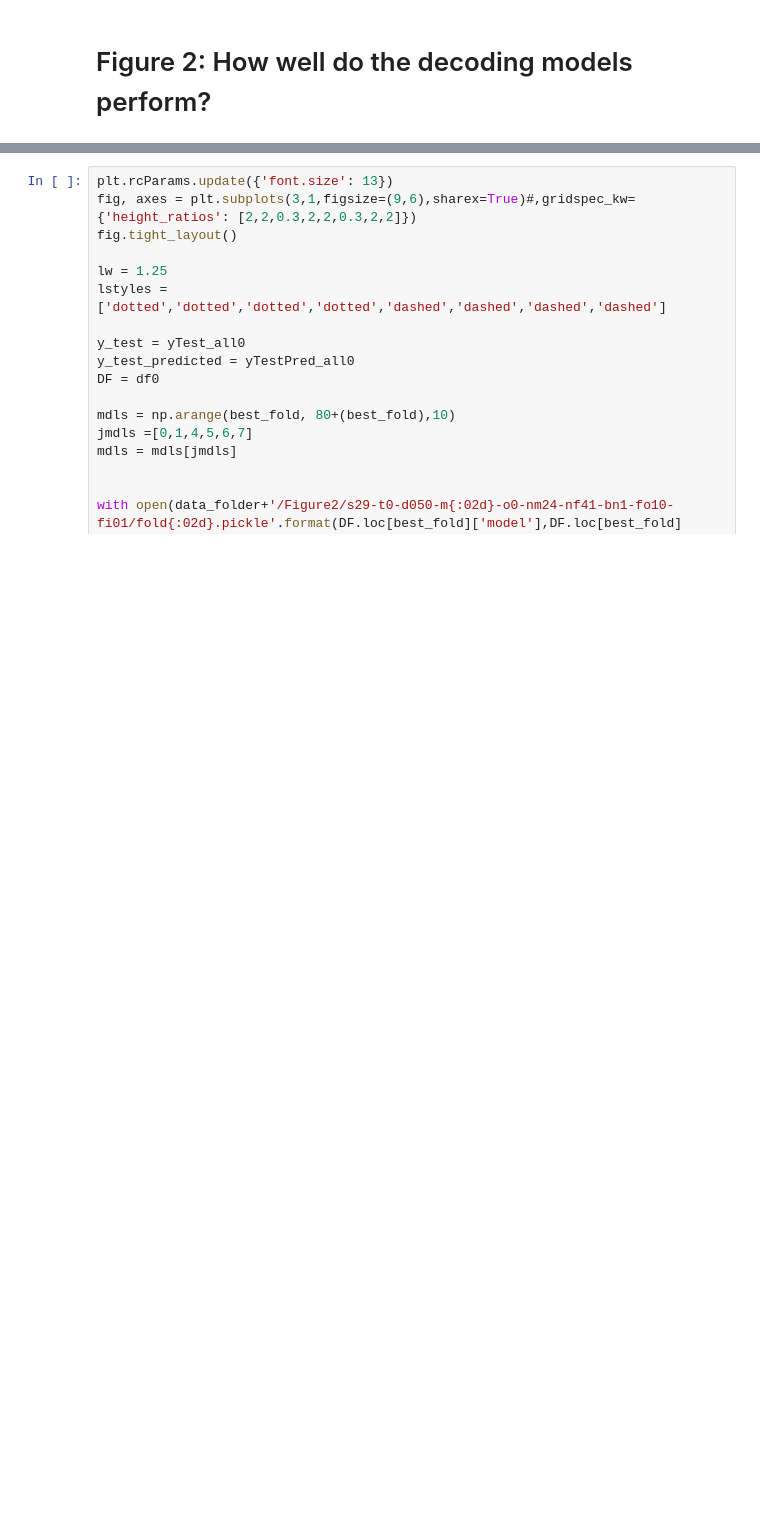
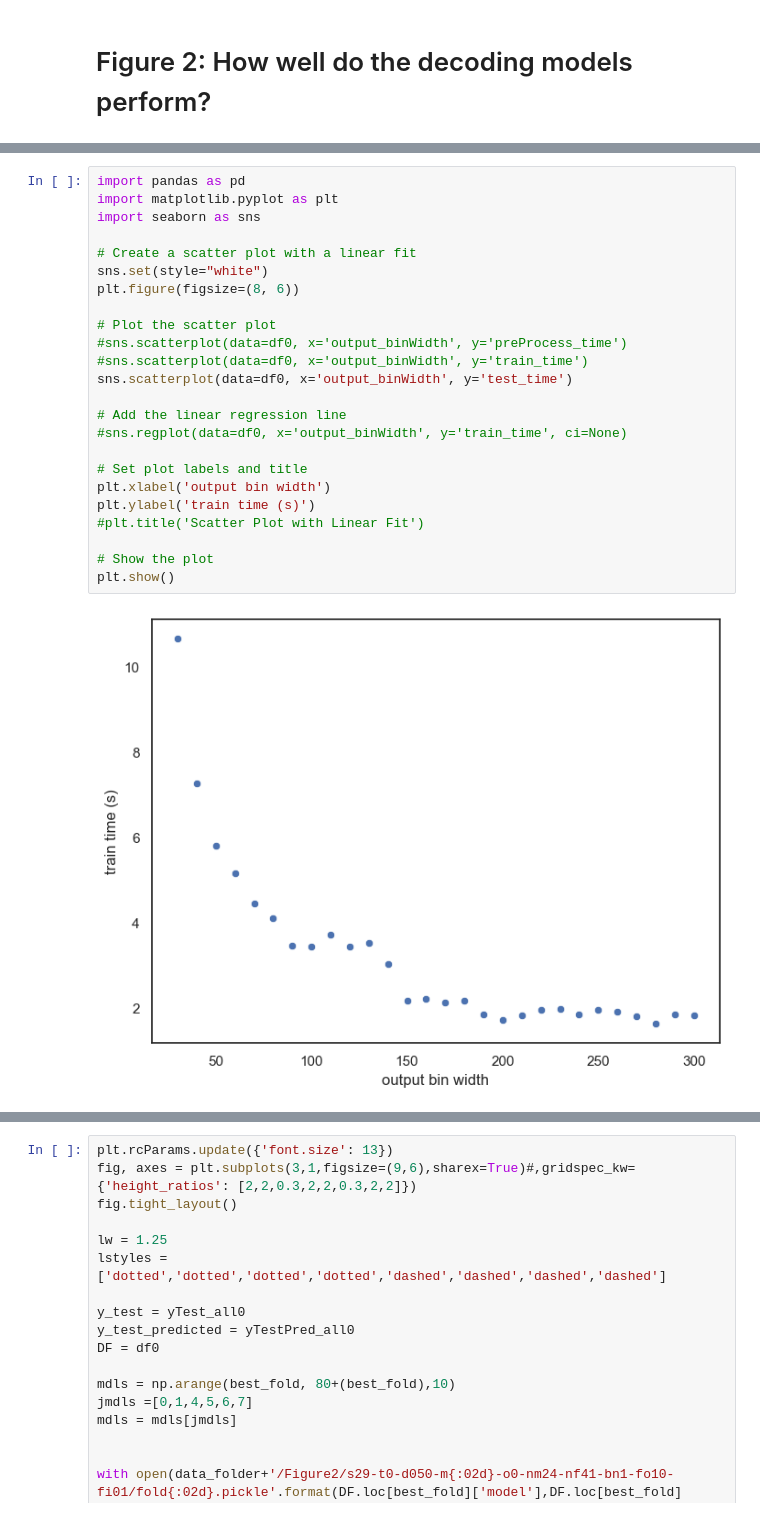
Before and after one commit to mayolabvision/NeuralDecoding, a Jupyter notebook: analyses/Manuscript_Plots.ipynb, the cells around one changed output, grey strips where cells are left out. Drawn from its saved outputs; the diff is of its cells as text; blank space fills up the shorter version.

Commit message:
added new plot

```diff
--- a/analyses/Manuscript_Plots.ipynb
+++ b/analyses/Manuscript_Plots.ipynb
@@ -123,3 +140,29 @@ df.head(1)
+# %%
+import pandas as pd
+import matplotlib.pyplot as plt
+import seaborn as sns
+
+# Create a scatter plot with a linear fit
+sns.set(style="white")
+plt.figure(figsize=(8, 6))
+
+# Plot the scatter plot
+#sns.scatterplot(data=df0, x='output_binWidth', y='preProcess_time')
+#sns.scatterplot(data=df0, x='output_binWidth', y='train_time')
+sns.scatterplot(data=df0, x='output_binWidth', y='test_time')
+
+# Add the linear regression line
+#sns.regplot(data=df0, x='output_binWidth', y='train_time', ci=None)
+
+# Set plot labels and title
+plt.xlabel('output bin width')
+plt.ylabel('train time (s)')
+#plt.title('Scatter Plot with Linear Fit')
+
+# Show the plot
+plt.show()
+# %% [output]
+[figure, added]
 # %%
 plt.rcParams.update({'font.size': 13})
 
```
Also changed, not shown: parts of 3 cells of this notebook.
